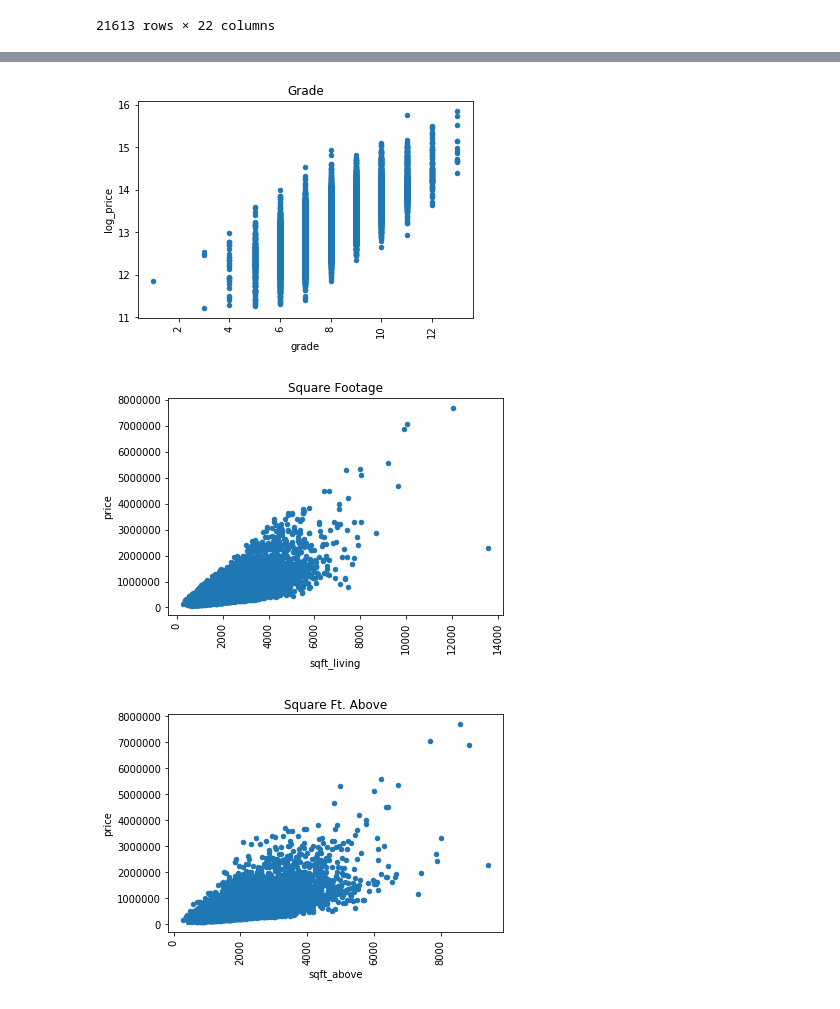
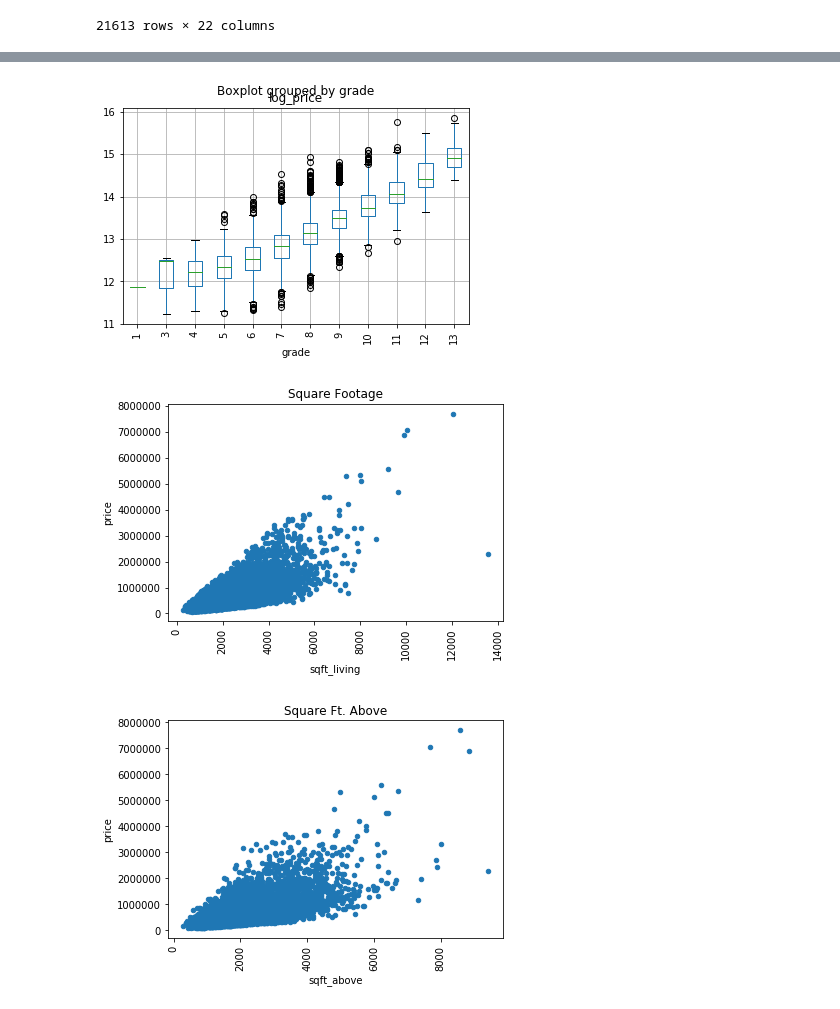
Before and after one commit to ajwal14/Springboard-DSBC, a Jupyter notebook: Housing_Visualization.ipynb, the cells around one changed output, grey strips where cells are left out. Saved outputs shown, nothing was run; the diff lists cells and outputs as text; code cells hidden in the pictures.

```diff
--- a/Housing_Visualization.ipynb
+++ b/Housing_Visualization.ipynb
@@ -41,3 +41,6 @@ df
 | 21611 | 291310100 | 20150116T000000 | 400000.0 | 3 | 2.50 | 1600 | 2388 | 2.0 | 0 | 0 | ... |
 | 21612 | 1523300157 | 20141015T000000 | 325000.0 | 2 | 0.75 | 1020 | 1076 | 2.0 | 0 | 0 | ... |
 21613 rows × 22 columns
+# %%
+df.loc[df['yr_renovated'] == 0,'yr_renovated'] = np.nan
+df
@@ -44,14 +61,21 @@ df
 # %%
-df.plot(kind='scatter', x='grade', y='log_price', rot=90)
-plt.title('Grade')
+df.boxplot(column='log_price', by='grade', rot=90)
 plt.show()
 df.plot(kind='scatter', x='sqft_living', y='price', rot=90)
 plt.title('Square Footage')
 plt.show()
 df.plot(kind='scatter', x='sqft_above', y='price', rot=90)
 plt.title('Square Ft. Above')
 plt.show()
+df.boxplot(column='log_price', by='bathrooms', rot=90)
+df.boxplot(column='log_price', by='view', rot=90)
+df.plot(kind='scatter', x='sqft_basement', y='price', rot=90)
+plt.show()
+df.plot(kind='scatter', x='yr_built', y='price', rot=90)
+plt.show()
+df.plot(kind='scatter', x='yr_renovated', y='price', rot=90)
+plt.show()
 # %% [output]
-[figure, old version]
+[figure, new version]
 [figure]
 [figure]
```
Also changed, not shown: parts of 7 cells of this notebook.
